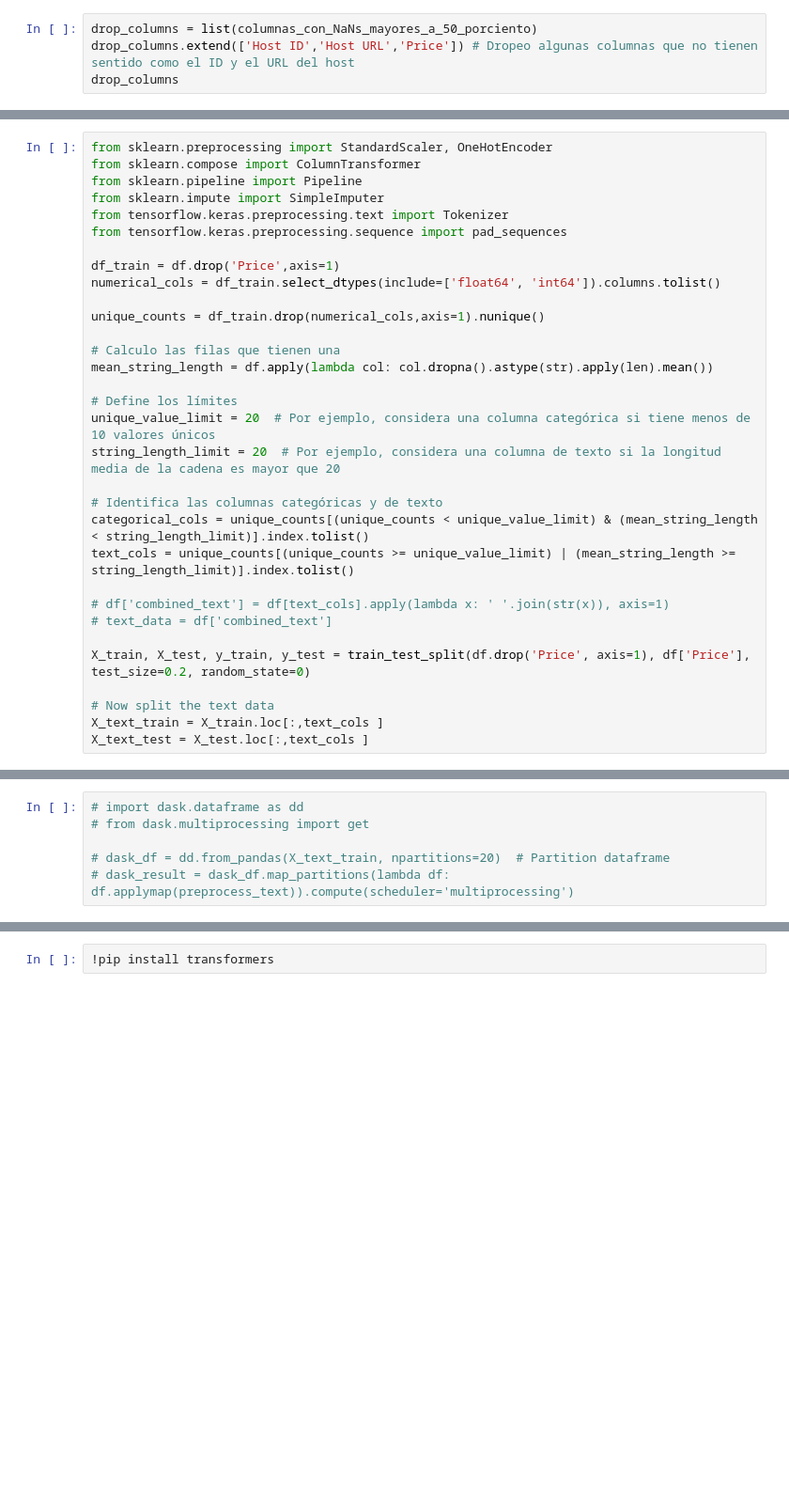
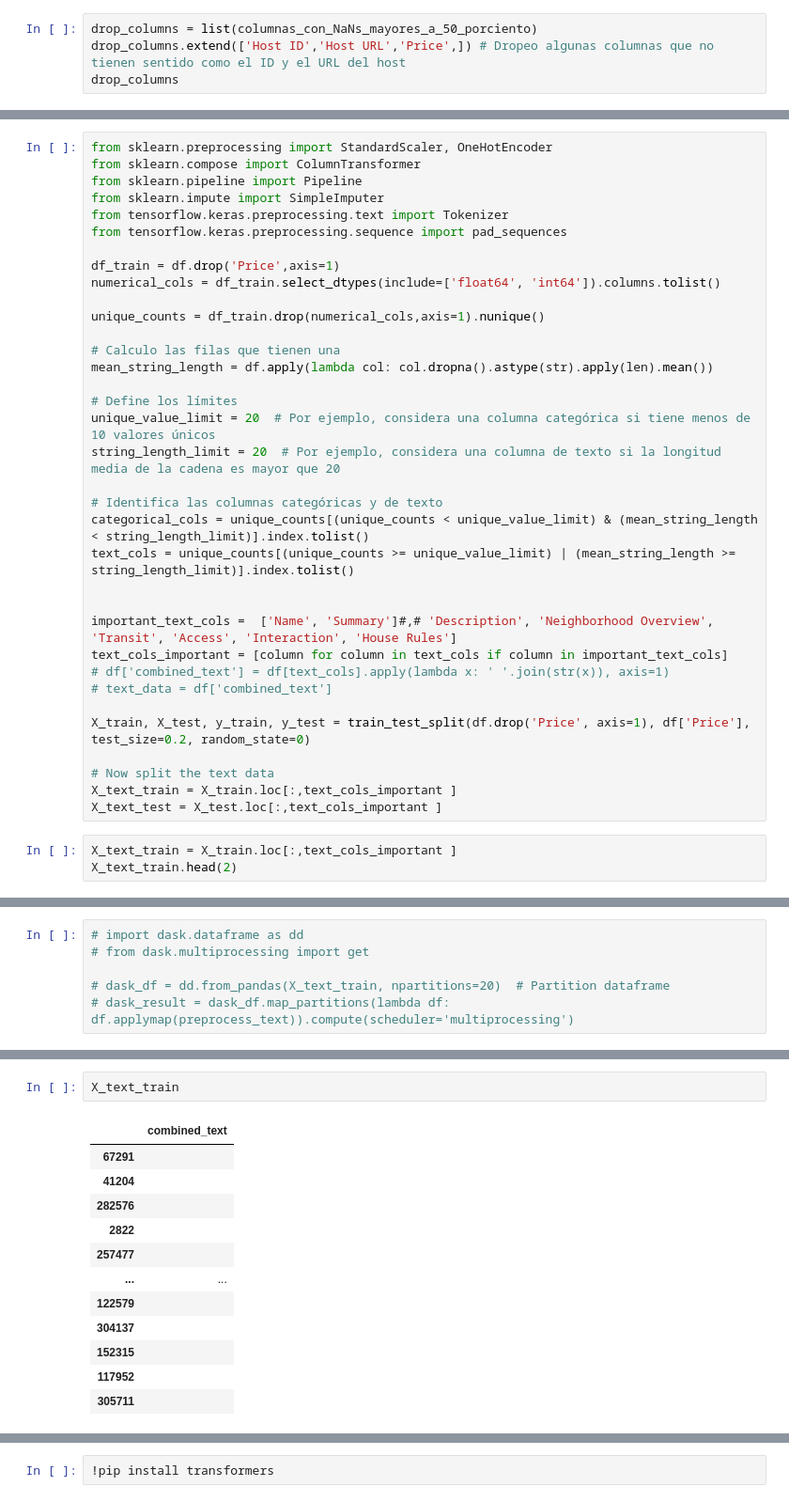
Before and after one commit to MarianoChic09/MSc-ORT-Deep-Learning, a Jupyter notebook: Obligatorio/obligatorio_deep_learning_2023_c_WANDB.ipynb, the cells around one changed output, grey strips where cells are left out. Shown at 94% size. Drawn from its saved outputs; the diff is of its cells as text; blank space fills up the shorter version.

```diff
--- a/Obligatorio/obligatorio_deep_learning_2023_c_WANDB.ipynb
+++ b/Obligatorio/obligatorio_deep_learning_2023_c_WANDB.ipynb
@@ -156,7 +154,7 @@ Index(['Notes', 'Host Acceptance Rate', 'Neighbourhood Group Cleansed',
 ### 4.1 Seleccionar características relevantes
 # %%
 drop_columns = list(columnas_con_NaNs_mayores_a_50_porciento)
-drop_columns.extend(['Host ID','Host URL','Price']) # Dropeo algunas columnas que no tienen sentido como el ID y el URL del host
+drop_columns.extend(['Host ID','Host URL','Price',]) # Dropeo algunas columnas que no tienen sentido como el ID y el URL del host
 drop_columns
 # %% [output]
 ['Notes',
@@ -200,11 +198,17 @@ string_length_limit = 20  # Por ejemplo, considera una columna de texto si la lo
 categorical_cols = unique_counts[(unique_counts < unique_value_limit) & (mean_string_length < string_length_limit)].index.tolist()
 text_cols = unique_counts[(unique_counts >= unique_value_limit) | (mean_string_length >= string_length_limit)].index.tolist()
 
+
+important_text_cols =  ['Name', 'Summary']#,# 'Description', 'Neighborhood Overview', 'Transit', 'Access', 'Interaction', 'House Rules']
+text_cols_important = [column for column in text_cols if column in important_text_cols]
 # df['combined_text'] = df[text_cols].apply(lambda x: ' '.join(str(x)), axis=1)
 # text_data = df['combined_text']
 
 X_train, X_test, y_train, y_test = train_test_split(df.drop('Price', axis=1), df['Price'], test_size=0.2, random_state=0)
 
 # Now split the text data
-X_text_train = X_train.loc[:,text_cols ]
-X_text_test = X_test.loc[:,text_cols ]
+X_text_train = X_train.loc[:,text_cols_important ]
+X_text_test = X_test.loc[:,text_cols_important ]
+# %%
+X_text_train = X_train.loc[:,text_cols_important ]
+X_text_train.head(2)
@@ -267,0 +391,15 @@ True
+# %%
+X_text_train
+# %% [output]
+|  | combined_text |
+| 67291 |  |
+| 41204 |  |
+| 282576 |  |
+| 2822 |  |
+| 257477 |  |
+| ... | ... |
+| 122579 |  |
+| 304137 |  |
+| 152315 |  |
+| 117952 |  |
+| 305711 |  |
```
Also changed, not shown: parts of 25 cells of this notebook.
